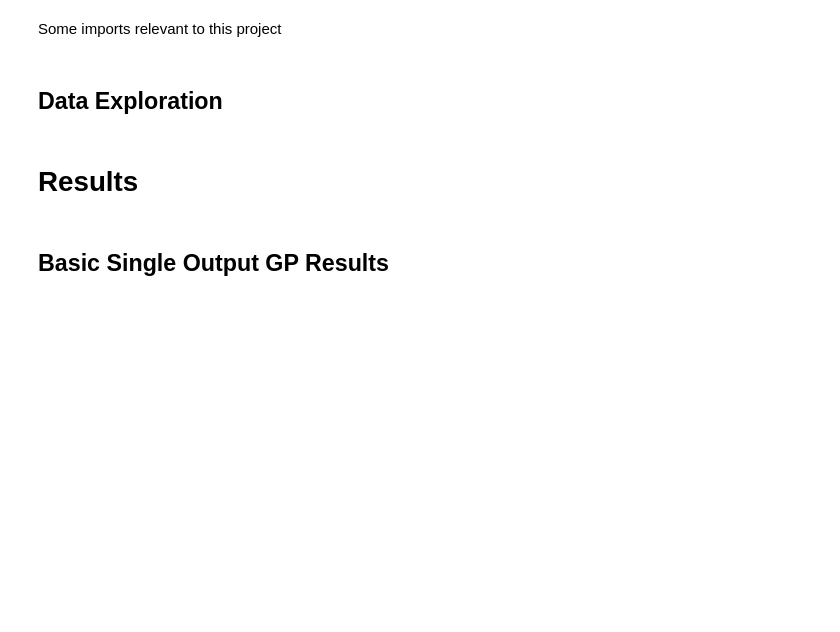
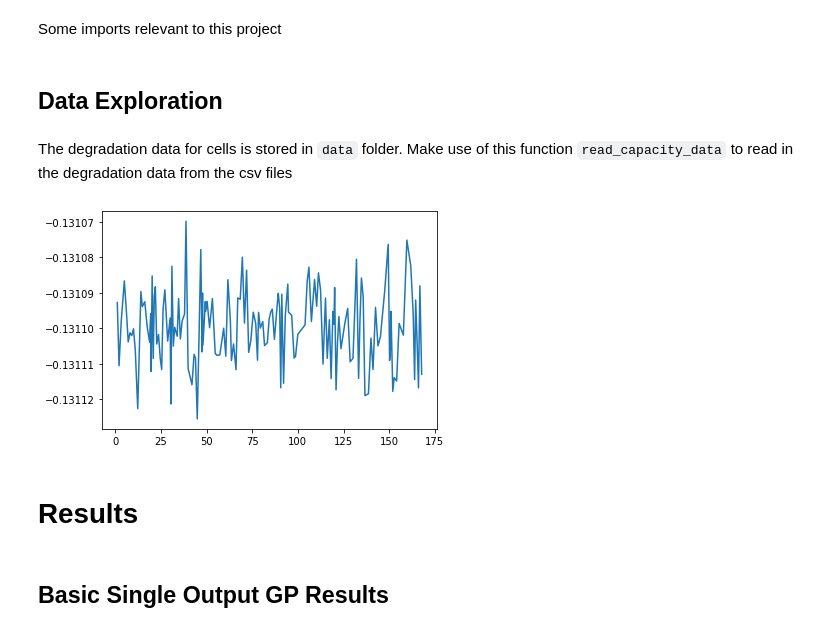
Before and after one commit to aniket-ak/Battery-SOH-Forecasting, a Jupyter notebook: Notebooks/Battery.ipynb, the cells around one changed output. Saved outputs shown, nothing was run; the diff lists cells and outputs as text; code cells hidden in the pictures; blank space fills up the shorter version.

```diff
--- a/Notebooks/Battery.ipynb
+++ b/Notebooks/Battery.ipynb
@@ -42,6 +42,27 @@ from gpr.Kernels import Matern1_5, Matern2_5
 from gpr.GPR import GPR
 # %% [markdown]
 ## Data Exploration
+# %% [markdown]
+The degradation data for cells is stored in `data` folder. Make use of this function `read_capacity_data` to read in the degradation data from the csv files
+# %%
+def read_capacity_data(cell_name):
+    cell_data = pd.read_csv('./data/'+cell_name+'.csv',header=None, names=['Time','Capacity'])
+    return cell_data['Capacity'].values, cell_data['Time'].values
+# %%
+capacity, time = read_capacity_data("A1")
+capacity = capacity[:,np.newaxis]
+time = time[:,np.newaxis]
+# %%
+kernel = SquaredExponential(length_scale=10000)
+gpr = GPR(kernel=kernel)
+# %%
+n_samples=1
+f_star_samples = gpr.sample_prior(time, n_samples=n_samples)
+# %%
+for i in range(n_samples):
+    plt.plot(time, f_star_samples)
+# %% [output]
+[figure, added]
 # %% [markdown]
 # Results
 # %% [markdown]
```
Also changed, not shown: parts of 1 cell of this notebook, 2 other files.
